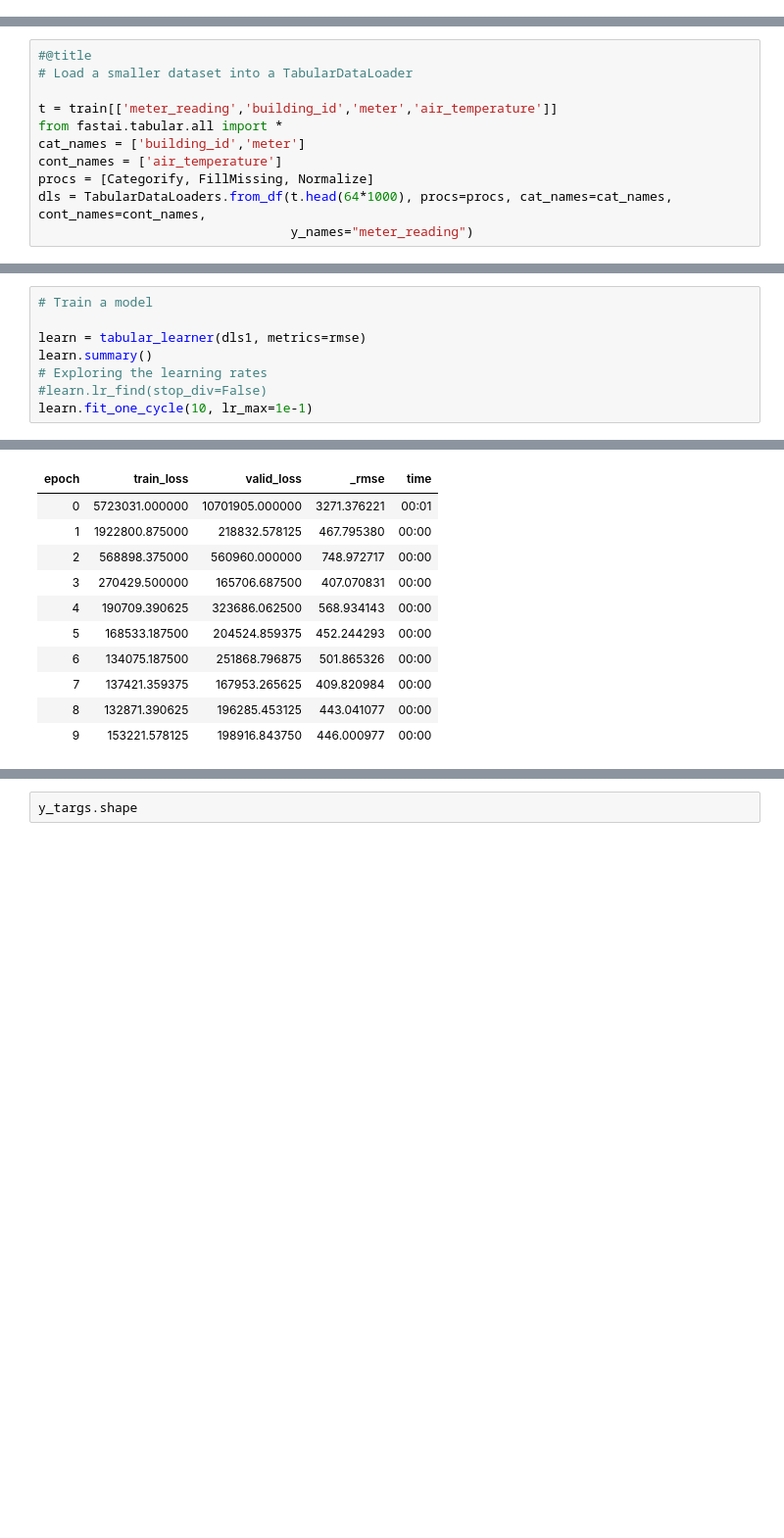
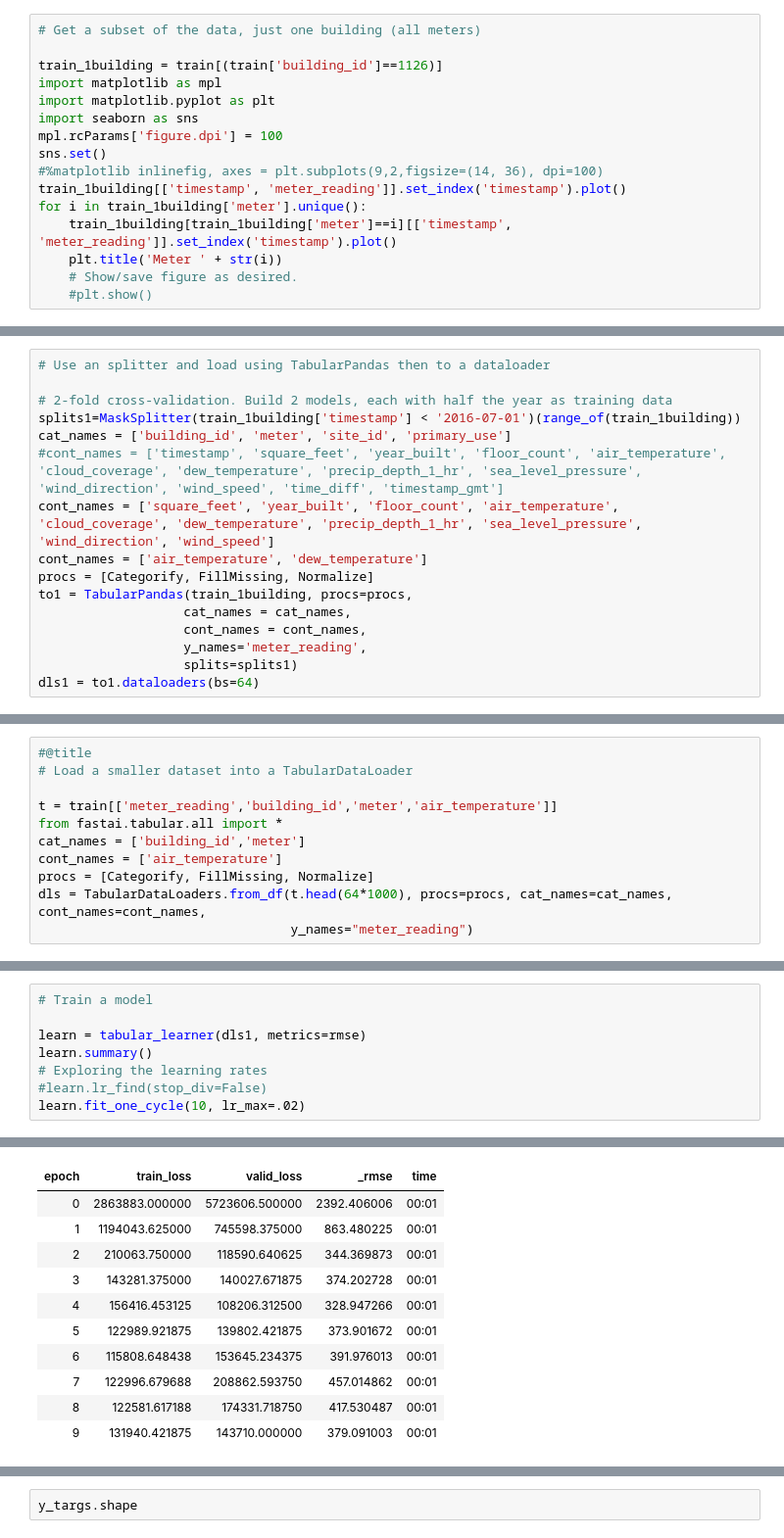
Before and after one commit to fastai-energetic-engineering/ashrae, a Jupyter notebook: ASHRAE_energy_fastai.ipynb, the cells around one changed output, grey strips where cells are left out. Shown: that part at 98% size. Cells and saved outputs as stored; diff of their text form; blank space fills up the shorter version.

```diff
--- a/ASHRAE_energy_fastai.ipynb
+++ b/ASHRAE_energy_fastai.ipynb
@@ -174,0 +182,16 @@ Load entire dataset or subset:
+# %%
+# Get a subset of the data, just one building (all meters)
+
+train_1building = train[(train['building_id']==1126)]
+import matplotlib as mpl
+import matplotlib.pyplot as plt
+import seaborn as sns
+mpl.rcParams['figure.dpi'] = 100
+sns.set()
+#%matplotlib inlinefig, axes = plt.subplots(9,2,figsize=(14, 36), dpi=100)
+train_1building[['timestamp', 'meter_reading']].set_index('timestamp').plot()
+for i in train_1building['meter'].unique():
+    train_1building[train_1building['meter']==i][['timestamp', 'meter_reading']].set_index('timestamp').plot()
+    plt.title('Meter ' + str(i))
+    # Show/save figure as desired.
+    #plt.show()
@@ -175,3 +202,19 @@ Load entire dataset or subset:
+# %%
+# Use an splitter and load using TabularPandas then to a dataloader
+
+# 2-fold cross-validation. Build 2 models, each with half the year as training data
+splits1=MaskSplitter(train_1building['timestamp'] < '2016-07-01')(range_of(train_1building))
+cat_names = ['building_id', 'meter', 'site_id', 'primary_use']
+#cont_names = ['timestamp', 'square_feet', 'year_built', 'floor_count', 'air_temperature', 'cloud_coverage', 'dew_temperature', 'precip_depth_1_hr', 'sea_level_pressure', 'wind_direction', 'wind_speed', 'time_diff', 'timestamp_gmt']
+cont_names = ['square_feet', 'year_built', 'floor_count', 'air_temperature', 'cloud_coverage', 'dew_temperature', 'precip_depth_1_hr', 'sea_level_pressure', 'wind_direction', 'wind_speed']
+cont_names = ['air_temperature', 'dew_temperature']
+procs = [Categorify, FillMissing, Normalize]
+to1 = TabularPandas(train_1building, procs=procs,
+                   cat_names = cat_names,
+                   cont_names = cont_names,
+                   y_names='meter_reading',
+                   splits=splits1)
+dls1 = to1.dataloaders(bs=64)
 # %%
 #@title
 # Load the entire dataset into a TabularDataLoader
@@ -198,24 +253,24 @@ dls1.show_batch()
 # %%
 # Train a model
 
 learn = tabular_learner(dls1, metrics=rmse)
 learn.summary()
 # Exploring the learning rates
 #learn.lr_find(stop_div=False)
-learn.fit_one_cycle(10, lr_max=1e-1)
+learn.fit_one_cycle(10, lr_max=.02)
 # %% [output]
 [interactive output not drawn]
 | epoch | train_loss | valid_loss | _rmse | time |
-| 0 | 5723031.000000 | 10701905.000000 | 3271.376221 | 00:01 |
-| 1 | 1922800.875000 | 218832.578125 | 467.795380 | 00:00 |
-| 2 | 568898.375000 | 560960.000000 | 748.972717 | 00:00 |
-| 3 | 270429.500000 | 165706.687500 | 407.070831 | 00:00 |
-| 4 | 190709.390625 | 323686.062500 | 568.934143 | 00:00 |
-| 5 | 168533.187500 | 204524.859375 | 452.244293 | 00:00 |
-| 6 | 134075.187500 | 251868.796875 | 501.865326 | 00:00 |
-| 7 | 137421.359375 | 167953.265625 | 409.820984 | 00:00 |
-| 8 | 132871.390625 | 196285.453125 | 443.041077 | 00:00 |
-| 9 | 153221.578125 | 198916.843750 | 446.000977 | 00:00 |
+| 0 | 2863883.000000 | 5723606.500000 | 2392.406006 | 00:01 |
+| 1 | 1194043.625000 | 745598.375000 | 863.480225 | 00:01 |
+| 2 | 210063.750000 | 118590.640625 | 344.369873 | 00:01 |
+| 3 | 143281.375000 | 140027.671875 | 374.202728 | 00:01 |
+| 4 | 156416.453125 | 108206.312500 | 328.947266 | 00:01 |
+| 5 | 122989.921875 | 139802.421875 | 373.901672 | 00:01 |
+| 6 | 115808.648438 | 153645.234375 | 391.976013 | 00:01 |
+| 7 | 122996.679688 | 208862.593750 | 457.014862 | 00:01 |
+| 8 | 122581.617188 | 174331.718750 | 417.530487 | 00:01 |
+| 9 | 131940.421875 | 143710.000000 | 379.091003 | 00:01 |
 # %%
 learn.show_results()
 from sklearn.metrics import mean_squared_error, r2_score
```
Also changed, not shown: parts of 7 cells of this notebook.
